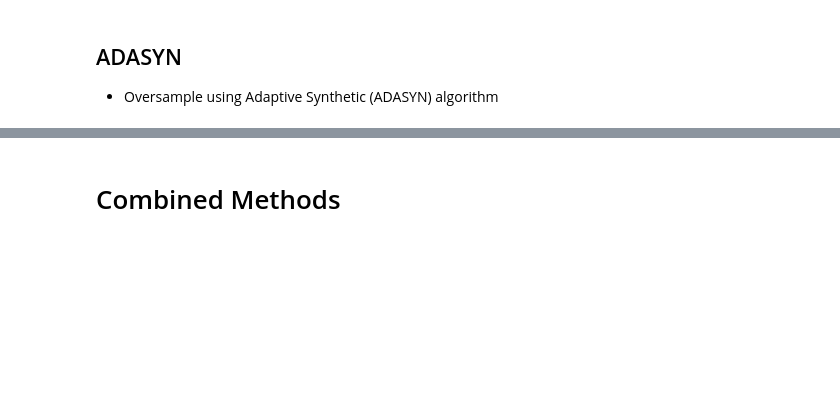
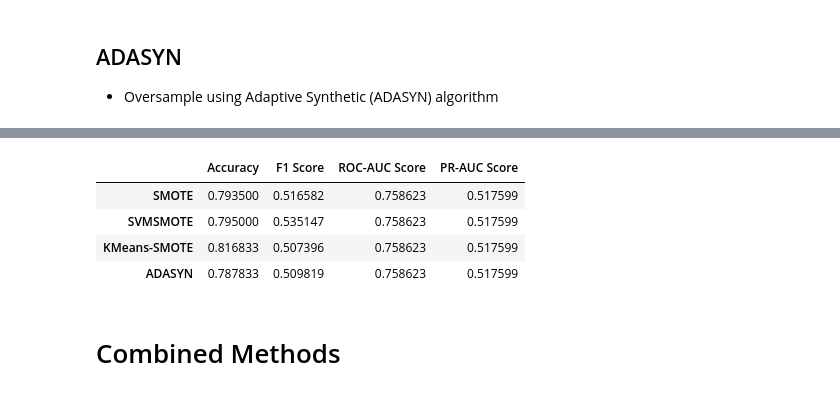
Before and after one commit to datascisteven/Medium-Blogs, a Jupyter notebook: Class_Imbalance.ipynb, the cells around one changed output, grey strips where cells are left out. Cells and saved outputs as stored; diff of their text form; code cells hidden in the pictures; blank space fills up the shorter version.

```diff
--- a/Class_Imbalance.ipynb
+++ b/Class_Imbalance.ipynb
@@ -550,0 +631,3 @@ y_pred_svmsm = svmsmote.predict(X_valid_ss)
+# %%
+ksm = KMeansSMOTE(random_state=42)
+sampling(X_train_ss, y_train, X_valid_ss, y_valid, ksm, gbc)
@@ -567,6 +662,36 @@ PR-AUC Score:  0.522026068617647
 X_train_adsn, y_train_adsn = adsn.fit_sample(X_train_ss, y_train)
 adsnm = gbc.fit(X_train_adsn, y_train_adsn)
 y_pred_adsnm = adsnm.predict(X_valid_ss)
+# %%
+data = {'Accuracy': [accuracy_score(y_valid, y_pred_sm),
+                     accuracy_score(y_valid, y_pred_svmsm),
+                     accuracy_score(y_valid, y_pred_ksm),
+                     accuracy_score(y_valid, y_pred_adsnm)],
+        'F1 Score': [f1_score(y_valid, y_pred_sm),
+                     f1_score(y_valid, y_pred_svmsm),
+                     f1_score(y_valid, y_pred_ksm),
+                     f1_score(y_valid, y_pred_adsnm)],
+        'ROC-AUC Score': [auc(X_valid_ss, y_valid, smm),
+                          auc(X_valid_ss, y_valid, svmsmote),
+                          auc(X_valid_ss, y_valid, kms_smote),
+                          auc(X_valid_ss, y_valid, adsnm)],
+        'PR-AUC Score': [aps(X_valid_ss, y_valid, smm),
+                         aps(X_valid_ss, y_valid, svmsmote),
+                         aps(X_valid_ss, y_valid, kms_smote),
+                         aps(X_valid_ss, y_valid, adsnm)]}
+
+scores3 = pd.DataFrame(data=data, index = ['SMOTE',
+                                           'SVMSMOTE',
+                                           'KMeans-SMOTE',
+                                           'ADASYN'])
+
+scores3
+# %% [output]
+|  | Accuracy | F1 Score | ROC-AUC Score | PR-AUC Score |
+| SMOTE | 0.793500 | 0.516582 | 0.758623 | 0.517599 |
+| SVMSMOTE | 0.795000 | 0.535147 | 0.758623 | 0.517599 |
+| KMeans-SMOTE | 0.816833 | 0.507396 | 0.758623 | 0.517599 |
+| ADASYN | 0.787833 | 0.509819 | 0.758623 | 0.517599 |
 # %% [markdown]
 # Combined Methods
 # %% [markdown]
```
Also changed, not shown: parts of 33 cells of this notebook, 2 other files.
